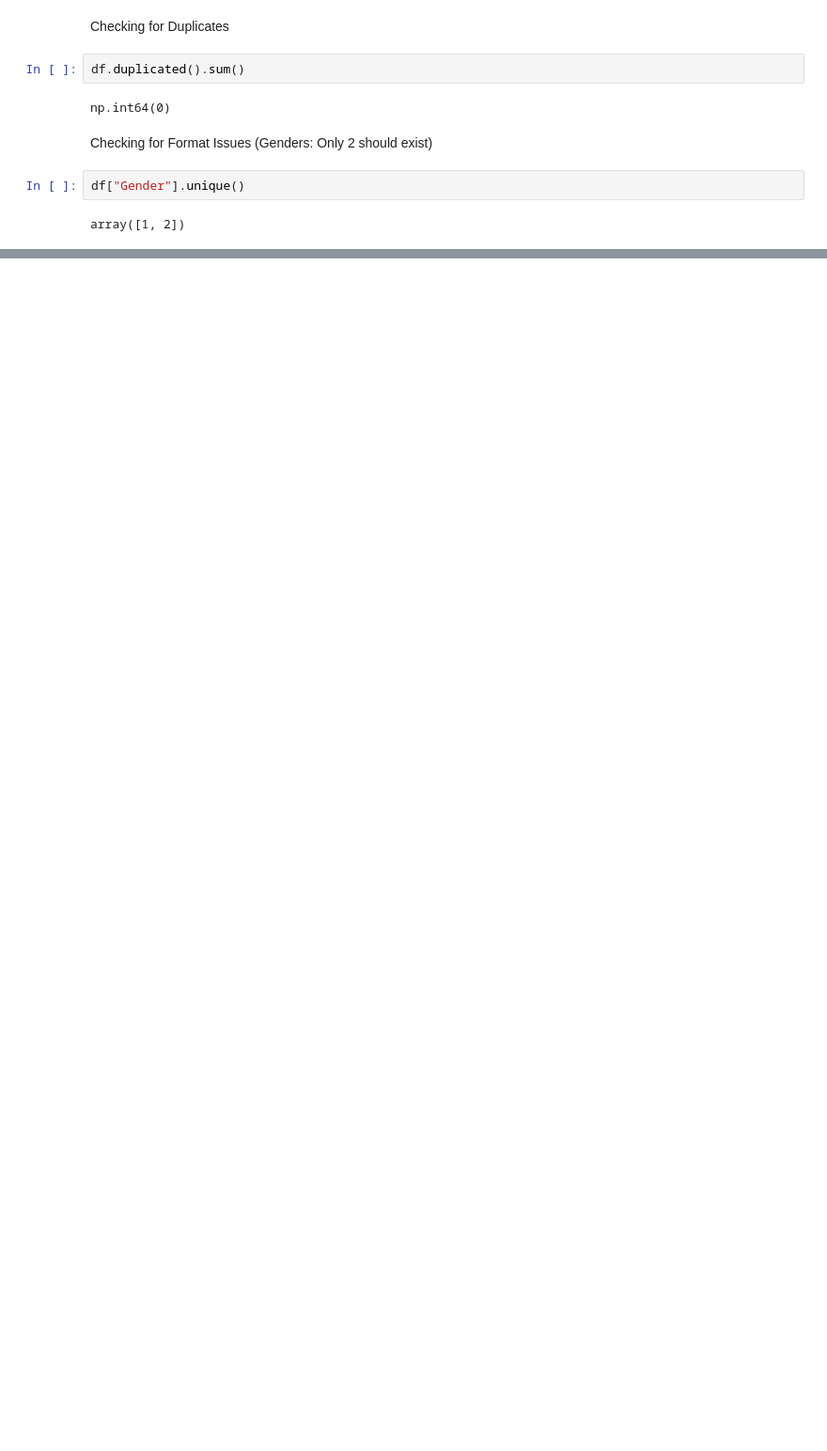
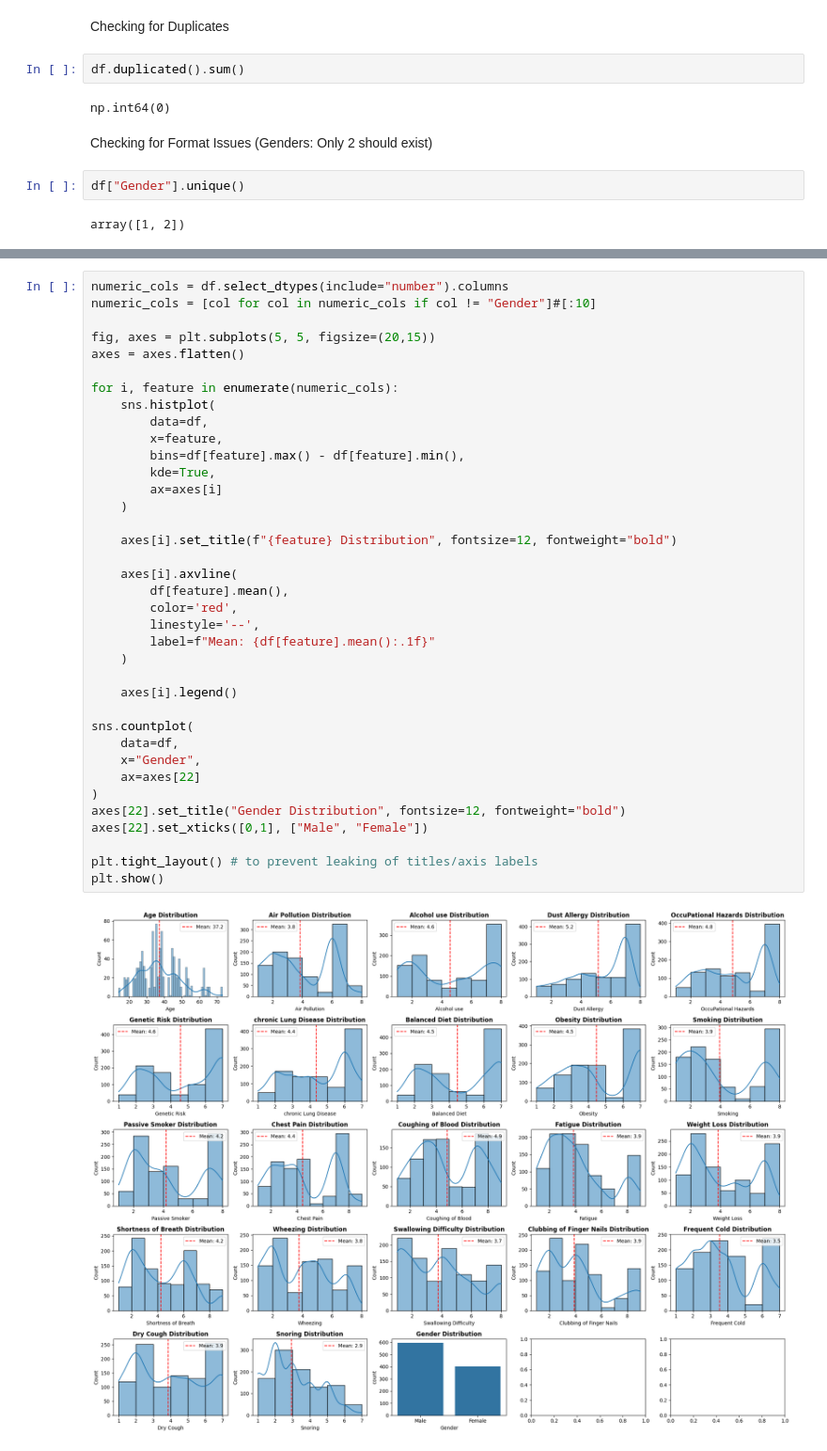
Before and after one commit to aliyan-navaid/onco-insights, a Jupyter notebook: notebooks/initials.ipynb, the cells around one changed output, grey strips where cells are left out. Shown at 94% size. Cells and saved outputs as stored; diff of their text form; blank space fills up the shorter version.

```diff
--- a/notebooks/initials.ipynb
+++ b/notebooks/initials.ipynb
@@ -82,0 +114,39 @@ array([1, 2])
+# %%
+numeric_cols = df.select_dtypes(include="number").columns
+numeric_cols = [col for col in numeric_cols if col != "Gender"]#[:10]
+
+fig, axes = plt.subplots(5, 5, figsize=(20,15))
+axes = axes.flatten()
+
+for i, feature in enumerate(numeric_cols):
+    sns.histplot(
+        data=df,
+        x=feature,
+        bins=df[feature].max() - df[feature].min(),
+        kde=True,
+        ax=axes[i]
+    )
+
+    axes[i].set_title(f"{feature} Distribution", fontsize=12, fontweight="bold")
+
+    axes[i].axvline(
+        df[feature].mean(),
+        color='red',
+        linestyle='--',
+        label=f"Mean: {df[feature].mean():.1f}"
+    )
+
+    axes[i].legend()
+
+sns.countplot(
+    data=df,
+    x="Gender",
+    ax=axes[22]
+)
+axes[22].set_title("Gender Distribution", fontsize=12, fontweight="bold")
+axes[22].set_xticks([0,1], ["Male", "Female"])
+
+plt.tight_layout() # to prevent leaking of titles/axis labels
+plt.show()
+# %% [output]
+[figure, added]
```
Also changed, not shown: parts of 9 cells of this notebook.
